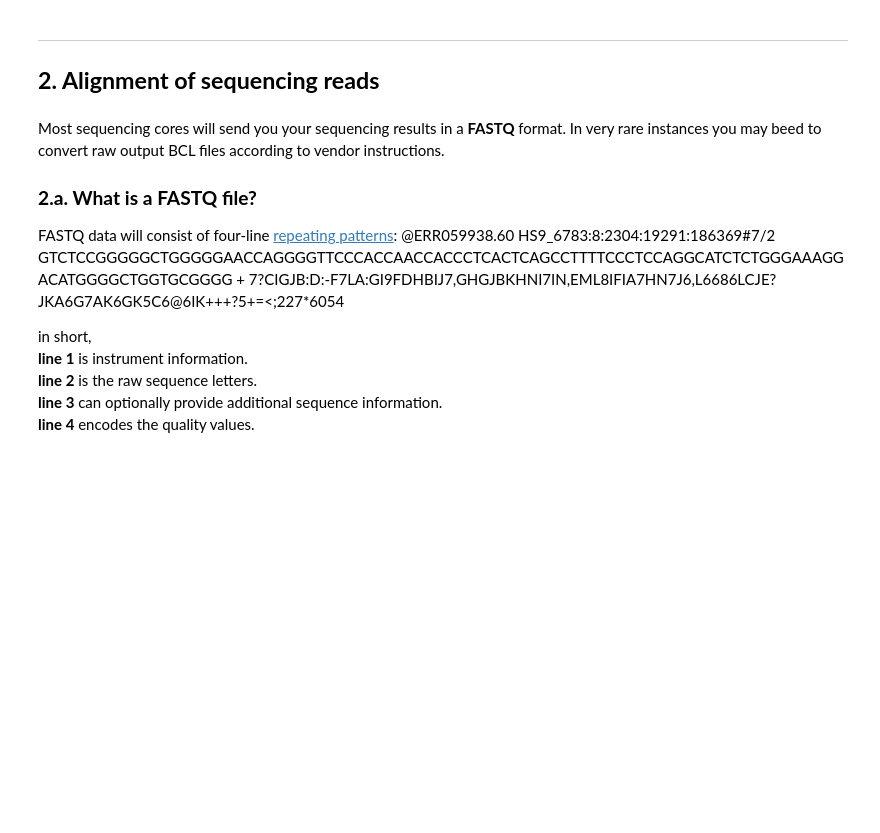
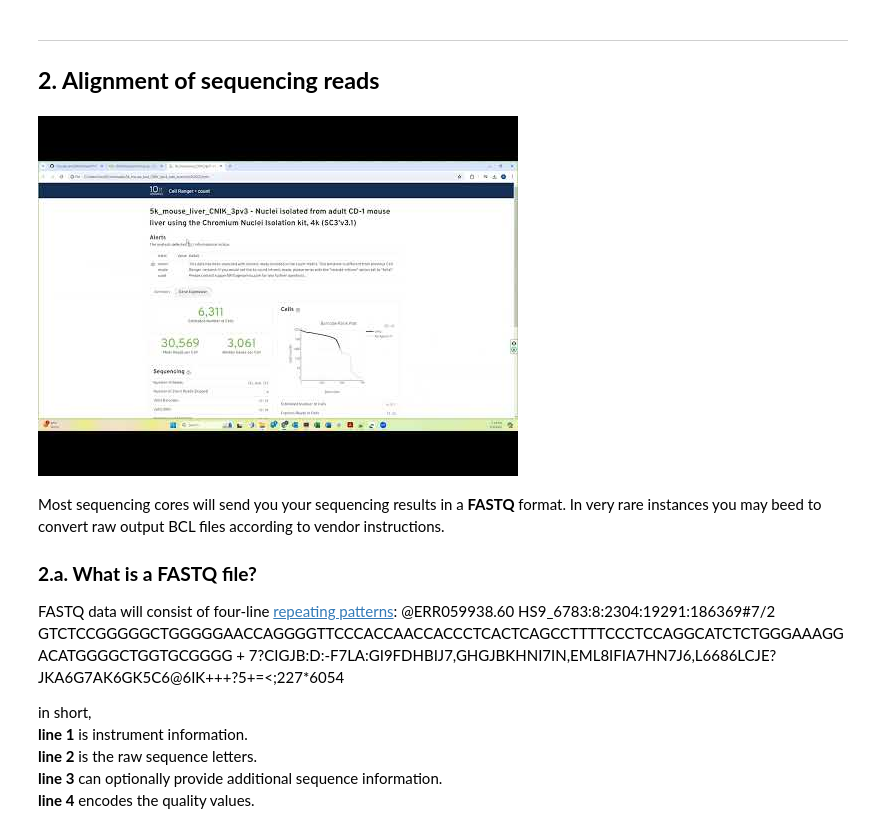
Before and after one commit to naultran/Tutorials_and_Workshops, a Jupyter notebook: SIVB/SIVBWorkshop2024.ipynb, the cells around one changed output. Drawn from its saved outputs; the diff is of its cells as text; code cells hidden in the pictures; blank space fills up the shorter version.

```diff
--- a/SIVB/SIVBWorkshop2024.ipynb
+++ b/SIVB/SIVBWorkshop2024.ipynb
@@ -220,6 +234,10 @@ cellranger upload <your_email> "mkref_Btau_10/mkref_Btau_10.mri.tgz"
 ---
 
 ## __2. Alignment of sequencing reads__<a id="align"></a>
+# %%
+YouTubeVideo('fuISNSvpmIY', width = 800, height = 400)
+# %% [output]
+[figure, added]
 # %% [markdown]
 Most sequencing cores will send you your sequencing results in a **FASTQ** format. In very rare instances you may beed to convert raw output BCL files according to vendor instructions.
 
```
Also changed, not shown: parts of 23 cells of this notebook.
